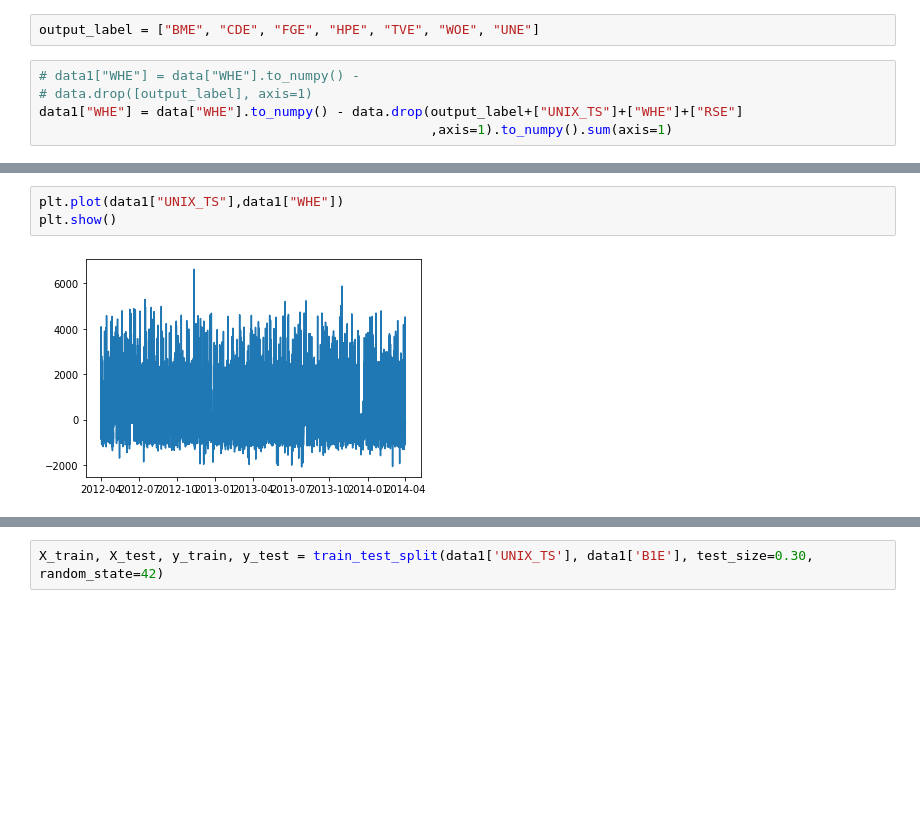
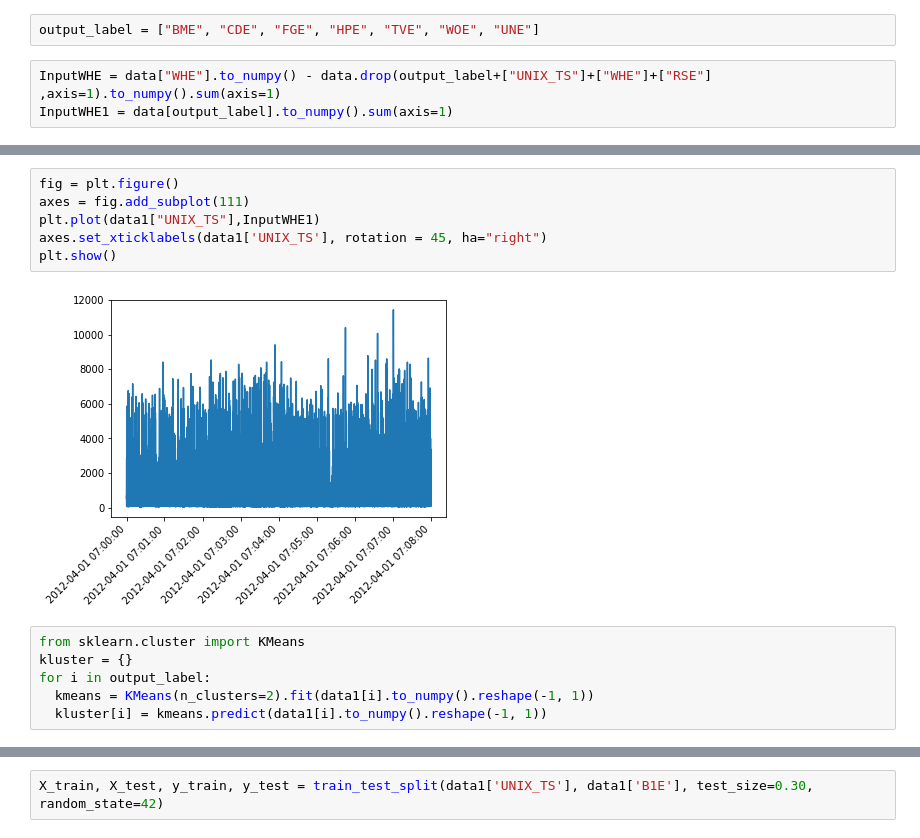
Before and after one commit to HenHimA1/A1, a Jupyter notebook: AMPds_KNN.ipynb, the cells around one changed output, grey strips where cells are left out. Saved outputs shown, nothing was run; the diff lists cells and outputs as text; blank space fills up the shorter version.

```diff
--- a/AMPds_KNN.ipynb
+++ b/AMPds_KNN.ipynb
@@ -65,10 +65,8 @@ for i in data1.drop('UNIX_TS', axis=1):
 # %%
 output_label = ["BME", "CDE", "FGE", "HPE", "TVE", "WOE", "UNE"]
 # %%
-# data1["WHE"] = data["WHE"].to_numpy() -
-# data.drop([output_label], axis=1)
-data1["WHE"] = data["WHE"].to_numpy() - data.drop(output_label+["UNIX_TS"]+["WHE"]+["RSE"]
-                                                  ,axis=1).to_numpy().sum(axis=1)
+InputWHE = data["WHE"].to_numpy() - data.drop(output_label+["UNIX_TS"]+["WHE"]+["RSE"] ,axis=1).to_numpy().sum(axis=1)
+InputWHE1 = data[output_label].to_numpy().sum(axis=1)
 # %%
 data.head()
 # %% [output]
@@ -81,5 +79,14 @@ data.head()
-# %%
-plt.plot(data1["UNIX_TS"],data1["WHE"])
-plt.show()
-# %% [output]
-[figure, removed]
+# %%
+fig = plt.figure()
+axes = fig.add_subplot(111)
+plt.plot(data1["UNIX_TS"],InputWHE1)
+axes.set_xticklabels(data1['UNIX_TS'], rotation = 45, ha="right")
+plt.show()
+# %% [output]
+[figure, added]
+# %%
+from sklearn.cluster import KMeans
+kluster = {}
+for i in output_label:
+  kmeans = KMeans(n_clusters=2).fit(data1[i].to_numpy().reshape(-1, 1))
+  kluster[i] = kmeans.predict(data1[i].to_numpy().reshape(-1, 1))
```
Also changed, not shown: parts of 2 cells of this notebook.
